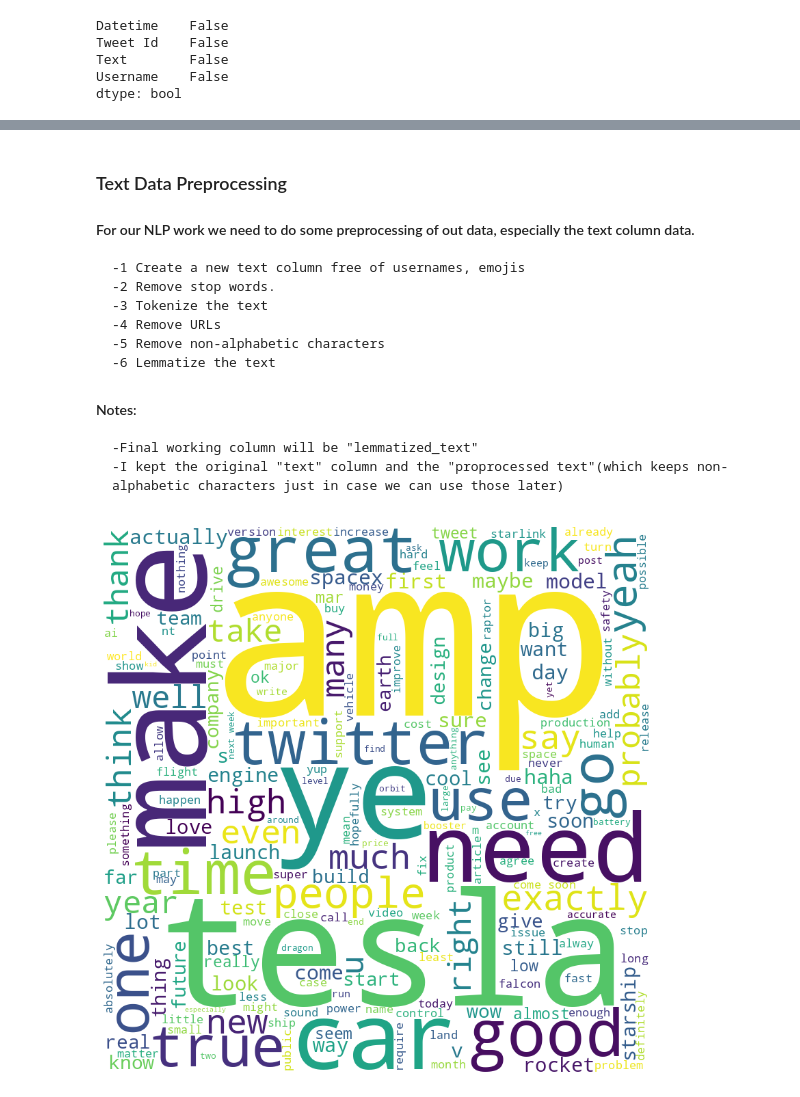
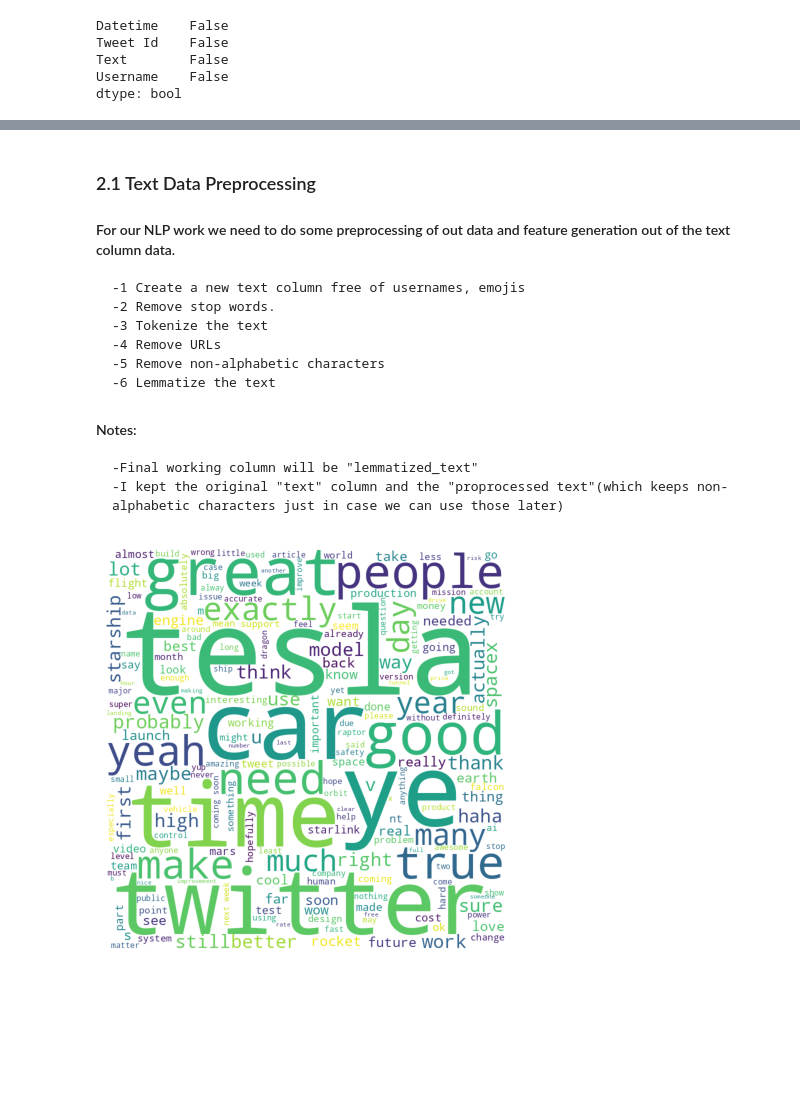
Before and after one commit to puriarter21/Elon_Musk_Tweets_Analysis_NLP, a Jupyter notebook: Elon_Musk_Emotions_NLP_Analysis.ipynb, the cells around one changed output, grey strips where cells are left out. Saved outputs shown, nothing was run; the diff lists cells and outputs as text; code cells hidden in the pictures; blank space fills up the shorter version.

```diff
--- a/Elon_Musk_Emotions_NLP_Analysis.ipynb
+++ b/Elon_Musk_Emotions_NLP_Analysis.ipynb
@@ -114,8 +152,8 @@ bd_tw['text'] = bd_tw['text'].str.lower()
 bd_tw = bd_tw[['date', 'hour', 'text']]
 # %% [markdown]
-### Text Data Preprocessing
+### 2.1 Text Data Preprocessing
 
-#### For our NLP work we need to do some preprocessing of out data, especially the text column data.
+#### For our NLP work we need to do some preprocessing of out data and feature generation out of the text column data.
 
     -1 Create a new text column free of usernames, emojis
     -2 Remove stop words.
@@ -130,12 +168,14 @@ bd_tw = bd_tw[['date', 'hour', 'text']]
     -Final working column will be "lemmatized_text"
     -I kept the original "text" column and the "proprocessed text"(which keeps non-alphabetic characters just in case we can use those later)
 # %%
+##(Column:lemmatized_text )
+
 #1 Create a new text column free of usernames, emojis
 #2 Remove stop words
 #3 Tokenize the text
 
 # Define the set of stop words
-stop_words = set(stopwords.words('english'))
+stop_words = set(stopwords.words("english") + ["im", "amp", "lol", "one", "today", "gon", "na", "gonna", "wan", "wanna"])
 
 def preprocess_text_sw(text):
     # Remove mentions
@@ -164,7 +204,9 @@ def remove_urls(text):
 # Apply the URL removal to the preprocessed_text column
 bd_tw['preprocessed_text'] = bd_tw['preprocessed_text'].apply(remove_urls)
 # %%
-#5 Remove non-alphabetic characters
+## Out of column 'preprocessed_text'
+
+#5 Remove non-alphabetic characters for columns: 'preprocessed_text' and 'lemmatized_text'
 def preprocess_lemmatize_text(text):
     # Replace underscores with spaces
     text = re.sub(r'_', ' ', text)
@@ -174,6 +216,10 @@ def preprocess_lemmatize_text(text):
 
     return text
 
-# Apply the preprocessing to the preprocessed_text column and store the result in a new column
+# Apply the remove non-alphabetic function the preprocessing to the preprocessed_text column
+bd_tw['preprocessed_text'] = bd_tw['preprocessed_text'].apply(preprocess_lemmatize_text)
+
+# Apply the remove non-alphabetic function the preprocessing to the preprocessed_text column
+# and store the result in a new column for lemmatization
 bd_tw['lemmatized_text'] = bd_tw['preprocessed_text'].apply(preprocess_lemmatize_text)
 # %%
@@ -204,25 +250,26 @@ def lemmatize_text(text):
 # Apply the lemmatization to the lemmatized_text column
 bd_tw['lemmatized_text'] = bd_tw['lemmatized_text'].apply(lemmatize_text)
 # %%
-#FIRST WORD CLOUD
-# Concatenate all the preprocessed text together
-all_text = ' '.join(bd_tw['lemmatized_text'])
+#FIRST WORD CLOUD (Column:lemmatized_text )
+
+#Concatenate all the preprocessed text together
+all_text = ' '.join(bd_tw['preprocessed_text'])
 
 # Generate the word cloud
 wordcloud = WordCloud(width = 800, height = 800,
                 background_color ='white',
                 stopwords = None,
                 min_font_size = 10).generate(all_text)
 
 # Plot the word cloud
-plt.figure(figsize = (8, 8), facecolor = None)
+plt.figure(figsize = (4, 4), facecolor = None)
 plt.imshow(wordcloud)
 plt.axis("off")
 plt.tight_layout(pad = 0)
 
 plt.show()
 # %% [output]
-[figure, old version]
+[figure, new version]
 # %% [markdown]
 ### Feature engineering
 
```
Also changed, not shown: parts of 25 cells of this notebook.
